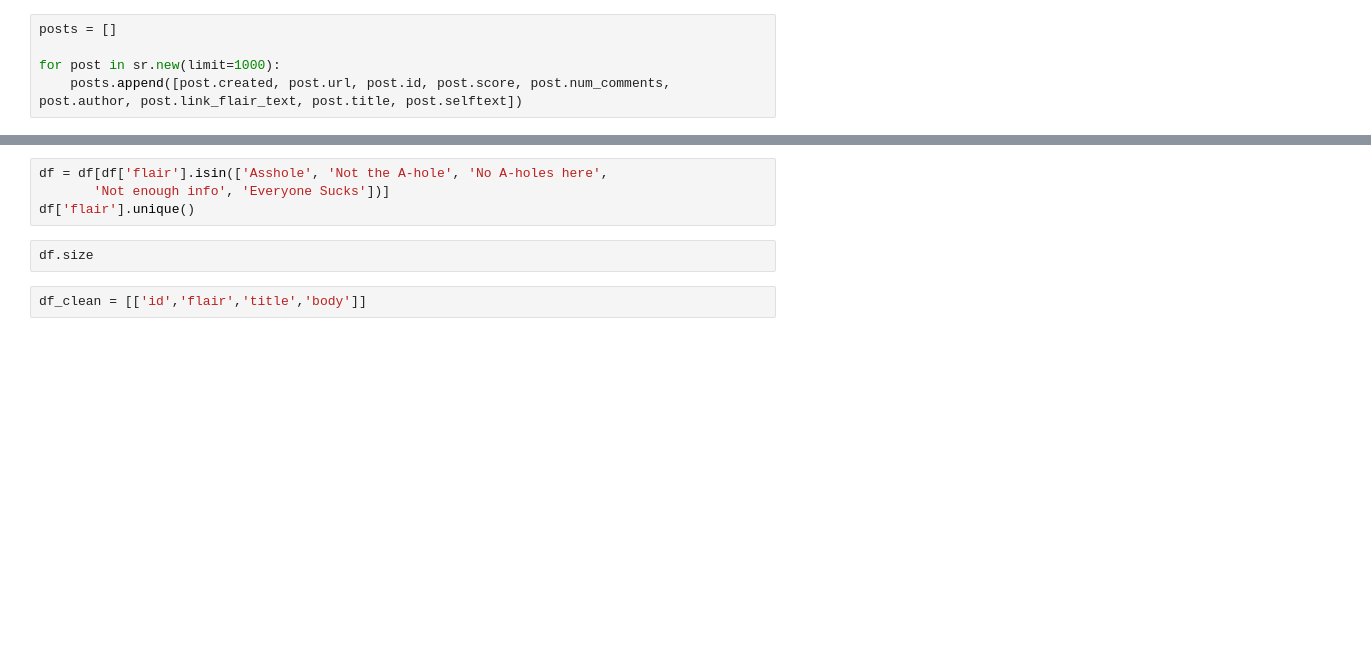
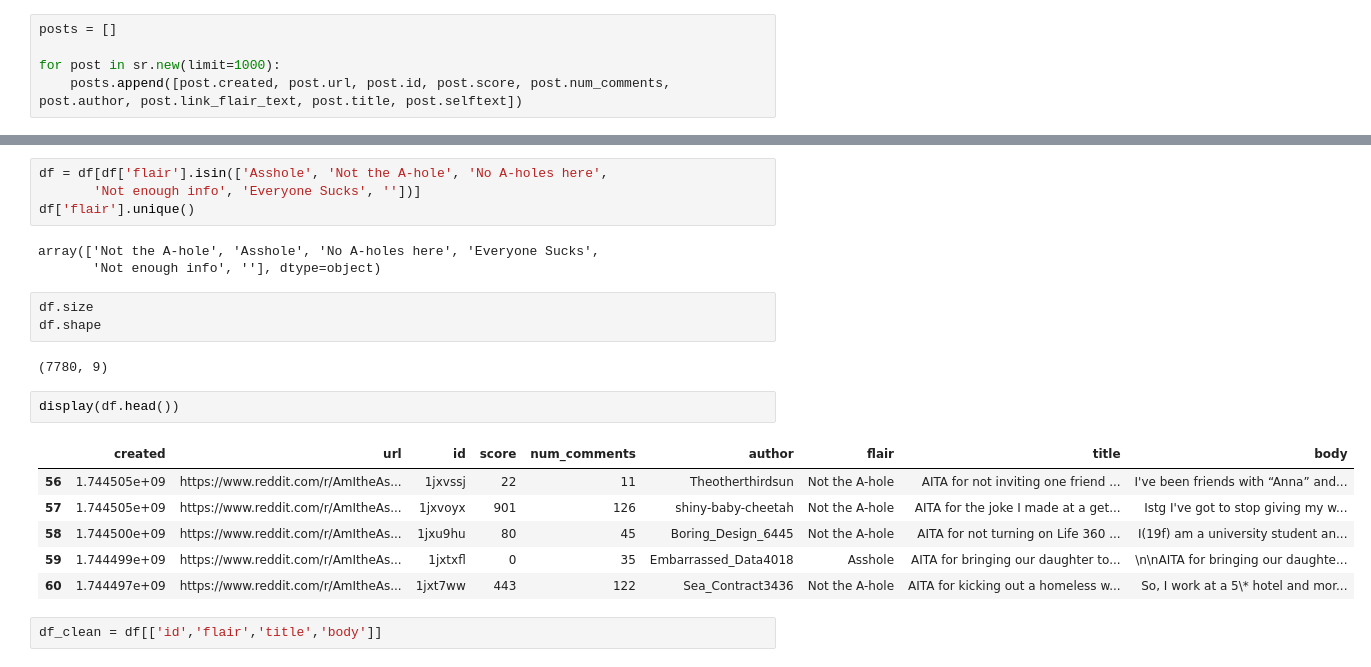
Before and after one commit to kerixyz/pred-aita, a Jupyter notebook: scrape.ipynb, the cells around one changed output, grey strips where cells are left out. Cells and saved outputs as stored; diff of their text form; blank space fills up the shorter version.

```diff
--- a/scrape.ipynb
+++ b/scrape.ipynb
@@ -45,8 +74,23 @@ df['flair'].unique()
 # %%
 df = df[df['flair'].isin(['Asshole', 'Not the A-hole', 'No A-holes here',
-       'Not enough info', 'Everyone Sucks'])]
+       'Not enough info', 'Everyone Sucks', ''])]
 df['flair'].unique()
+# %% [output]
+array(['Not the A-hole', 'Asshole', 'No A-holes here', 'Everyone Sucks',
+       'Not enough info', ''], dtype=object)
 # %%
 df.size
+df.shape
+# %% [output]
+(7780, 9)
+# %%
+display(df.head())
+# %% [output]
+|  | created | url | id | score | num_comments | author | flair | title | body |
+| 56 | 1.744505e+09 | https://www.reddit.com/r/AmItheAs... | 1jxvssj | 22 | 11 | Theotherthirdsun | Not the A-hole | AITA for not inviting one friend ... | I've been friends with “Anna” and... |
+| 57 | 1.744505e+09 | https://www.reddit.com/r/AmItheAs... | 1jxvoyx | 901 | 126 | shiny-baby-cheetah | Not the A-hole | AITA for the joke I made at a get... | Istg I've got to stop giving my w... |
+| 58 | 1.744500e+09 | https://www.reddit.com/r/AmItheAs... | 1jxu9hu | 80 | 45 | Boring_Design_6445 | Not the A-hole | AITA for not turning on Life 360 ... | I(19f) am a university student an... |
+| 59 | 1.744499e+09 | https://www.reddit.com/r/AmItheAs... | 1jxtxfl | 0 | 35 | Embarrassed_Data4018 | Asshole | AITA for bringing our daughter to... | \n\nAITA for bringing our daughte... |
+| 60 | 1.744497e+09 | https://www.reddit.com/r/AmItheAs... | 1jxt7ww | 443 | 122 | Sea_Contract3436 | Not the A-hole | AITA for kicking out a homeless w... | So, I work at a 5\* hotel and mor... |
 # %%
-df_clean = [['id','flair','title','body']]
+df_clean = df[['id','flair','title','body']]
```
Also changed, not shown: parts of 17 cells of this notebook, 5 other files.
